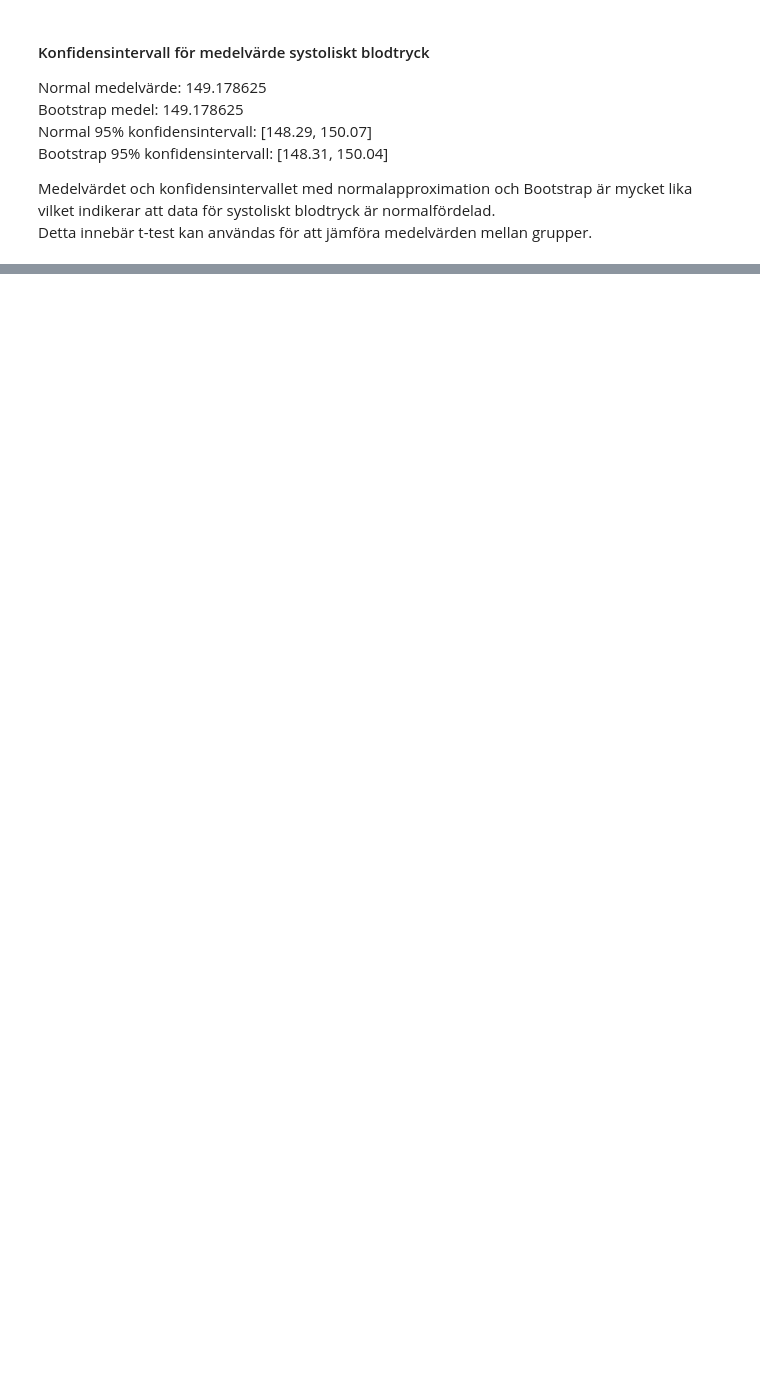
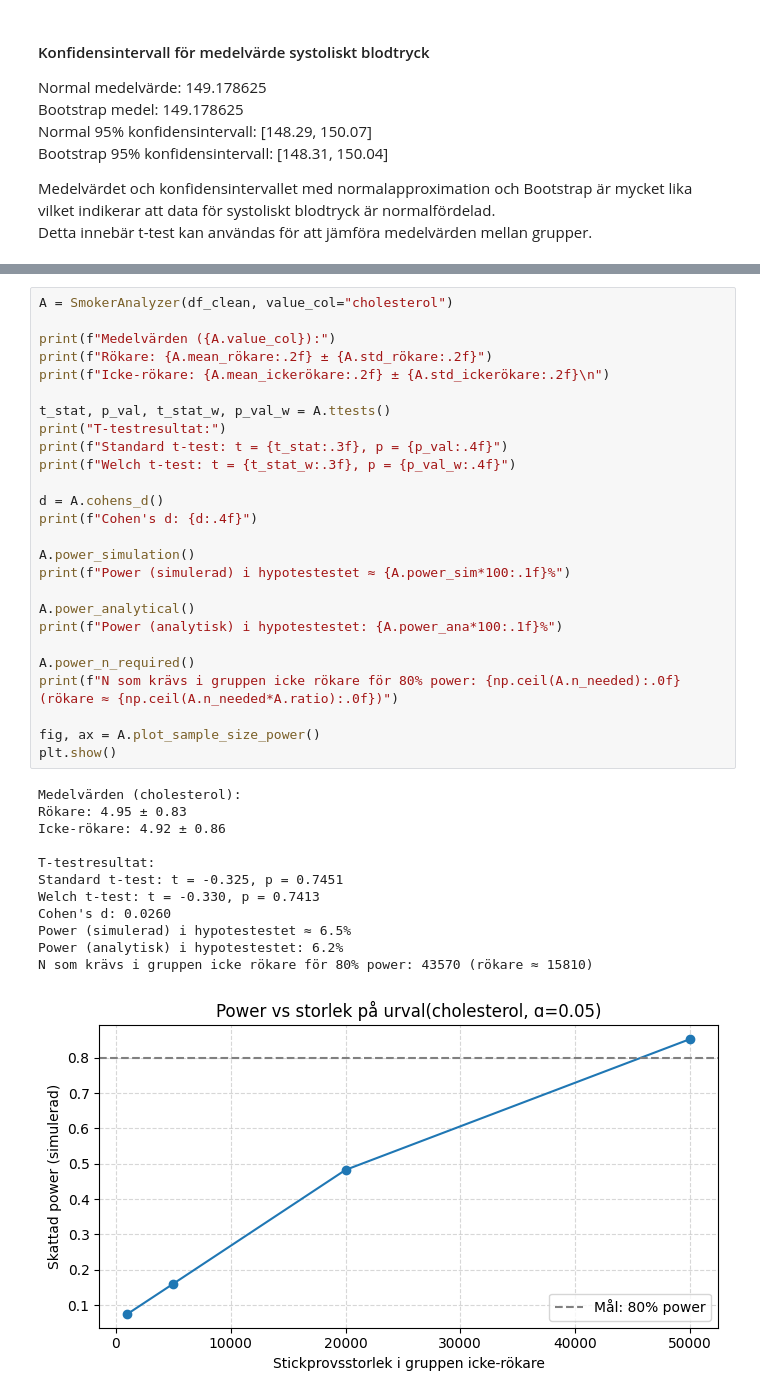
Before and after one commit to MalinMo/Halsostudie, a Jupyter notebook: report.ipynb, the cells around one changed output, grey strips where cells are left out. Drawn from its saved outputs; the diff is of its cells as text; blank space fills up the shorter version.

```diff
--- a/report.ipynb
+++ b/report.ipynb
@@ -191,0 +208,39 @@ Cohen's d: 0.0369
+# %%
+A = SmokerAnalyzer(df_clean, value_col="cholesterol")
+
+print(f"Medelvärden ({A.value_col}):")
+print(f"Rökare: {A.mean_rökare:.2f} ± {A.std_rökare:.2f}")
+print(f"Icke-rökare: {A.mean_ickerökare:.2f} ± {A.std_ickerökare:.2f}\n")
+
+t_stat, p_val, t_stat_w, p_val_w = A.ttests()
+print("T-testresultat:")
+print(f"Standard t-test: t = {t_stat:.3f}, p = {p_val:.4f}")
+print(f"Welch t-test: t = {t_stat_w:.3f}, p = {p_val_w:.4f}")
+
+d = A.cohens_d()
+print(f"Cohen's d: {d:.4f}")
+
+A.power_simulation()
+print(f"Power (simulerad) i hypotestestet ≈ {A.power_sim*100:.1f}%")
+
+A.power_analytical()
+print(f"Power (analytisk) i hypotestestet: {A.power_ana*100:.1f}%")
+
+A.power_n_required()
+print(f"N som krävs i gruppen icke rökare för 80% power: {np.ceil(A.n_needed):.0f} (rökare ≈ {np.ceil(A.n_needed*A.ratio):.0f})")
+
+fig, ax = A.plot_sample_size_power()
+plt.show()
+# %% [output]
+Medelvärden (cholesterol):
+Rökare: 4.95 ± 0.83
+Icke-rökare: 4.92 ± 0.86
+
+T-testresultat:
+Standard t-test: t = -0.325, p = 0.7451
+Welch t-test: t = -0.330, p = 0.7413
+Cohen's d: 0.0260
+Power (simulerad) i hypotestestet ≈ 6.5%
+Power (analytisk) i hypotestestet: 6.2%
+N som krävs i gruppen icke rökare för 80% power: 43570 (rökare ≈ 15810)
+[figure, added]
```
Also changed, not shown: parts of 4 cells of this notebook, 1 other file.
